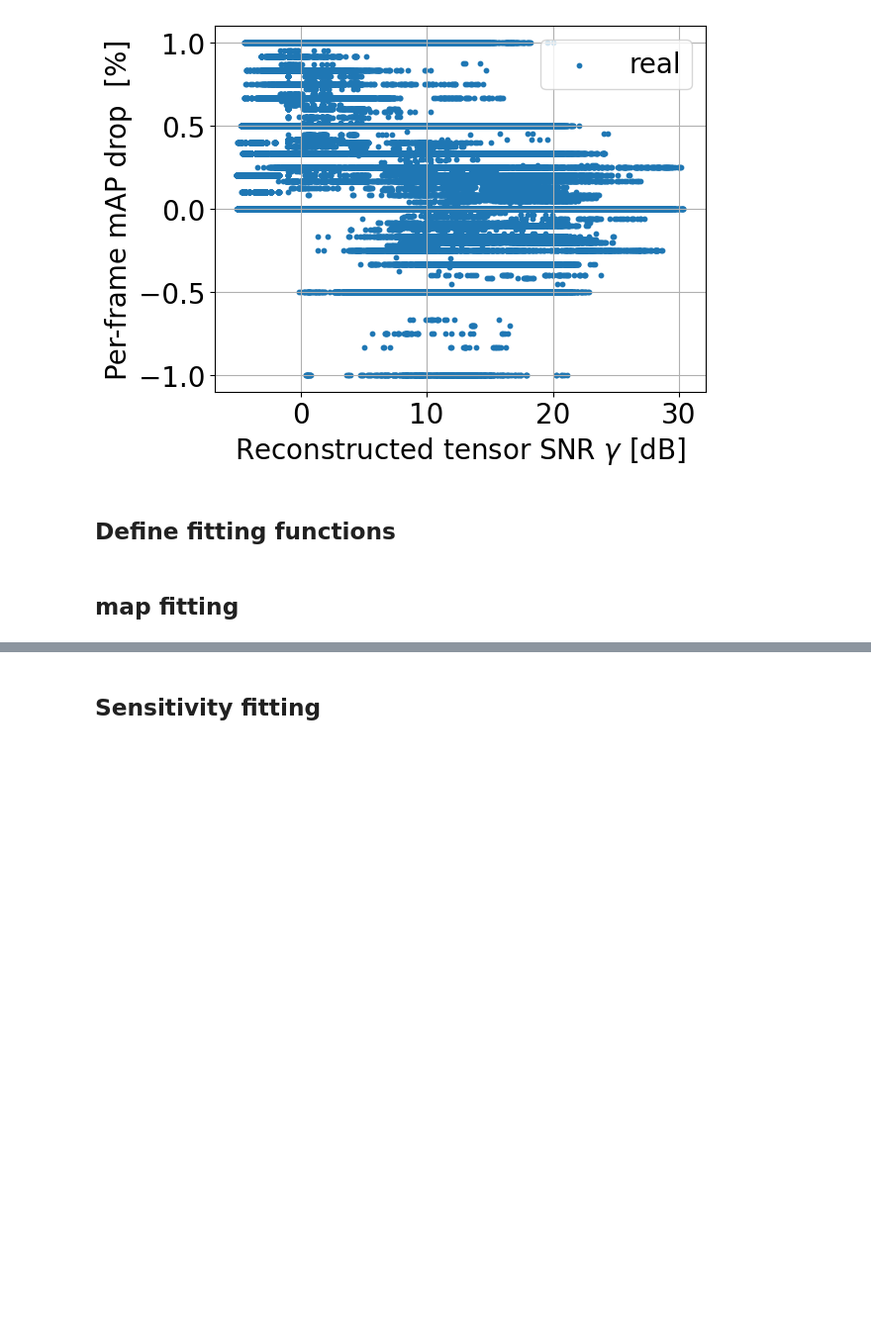
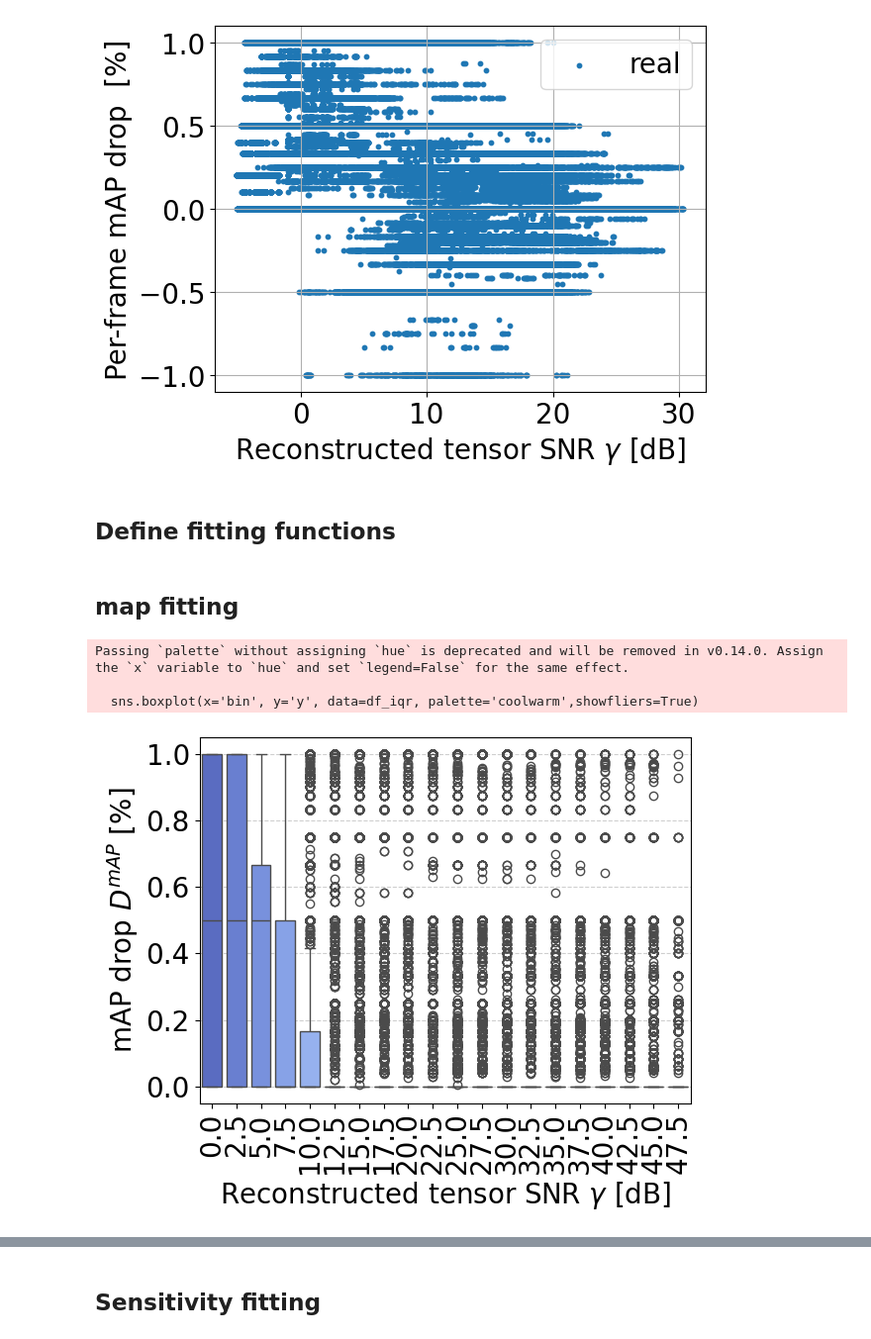
Before and after one commit to Rexyyj/split_DNN_framework, a Jupyter notebook: stable_tests/plot/snr_sen_drop_vidvrd.ipynb, the cells around one changed output, grey strips where cells are left out. Shown at 99% size. Cells and saved outputs as stored; diff of their text form; code cells hidden in the pictures; blank space fills up the shorter version.

```diff
--- a/stable_tests/plot/snr_sen_drop_vidvrd.ipynb
+++ b/stable_tests/plot/snr_sen_drop_vidvrd.ipynb
@@ -246,3 +287,19 @@ param_map = get_fitting_params(snrs,map_drop)
+# %%
+import seaborn as sns
+
+plt.figure()
+sns.boxplot(x='bin', y='y', data=df_iqr, palette='coolwarm',showfliers=True)
+
+plt.xticks(np.arange(20), np.arange(20)*2.5,rotation=90)
+plt.xlabel("Reconstructed tensor SNR $\gamma$ [dB]")
+plt.ylabel("mAP drop $D^{mAP}$ [%]")
+
+plt.grid(axis='y', linestyle='--', alpha=0.6)
+# %% [output]
+Passing `palette` without assigning `hue` is deprecated and will be removed in v0.14.0. Assign the `x` variable to `hue` and set `legend=False` for the same effect.
+
+  sns.boxplot(x='bin', y='y', data=df_iqr, palette='coolwarm',showfliers=True)
+[figure, added]
 # %%
 param_map
 # %% [output]
```
Also changed, not shown: parts of 12 cells of this notebook, 5 other files.
